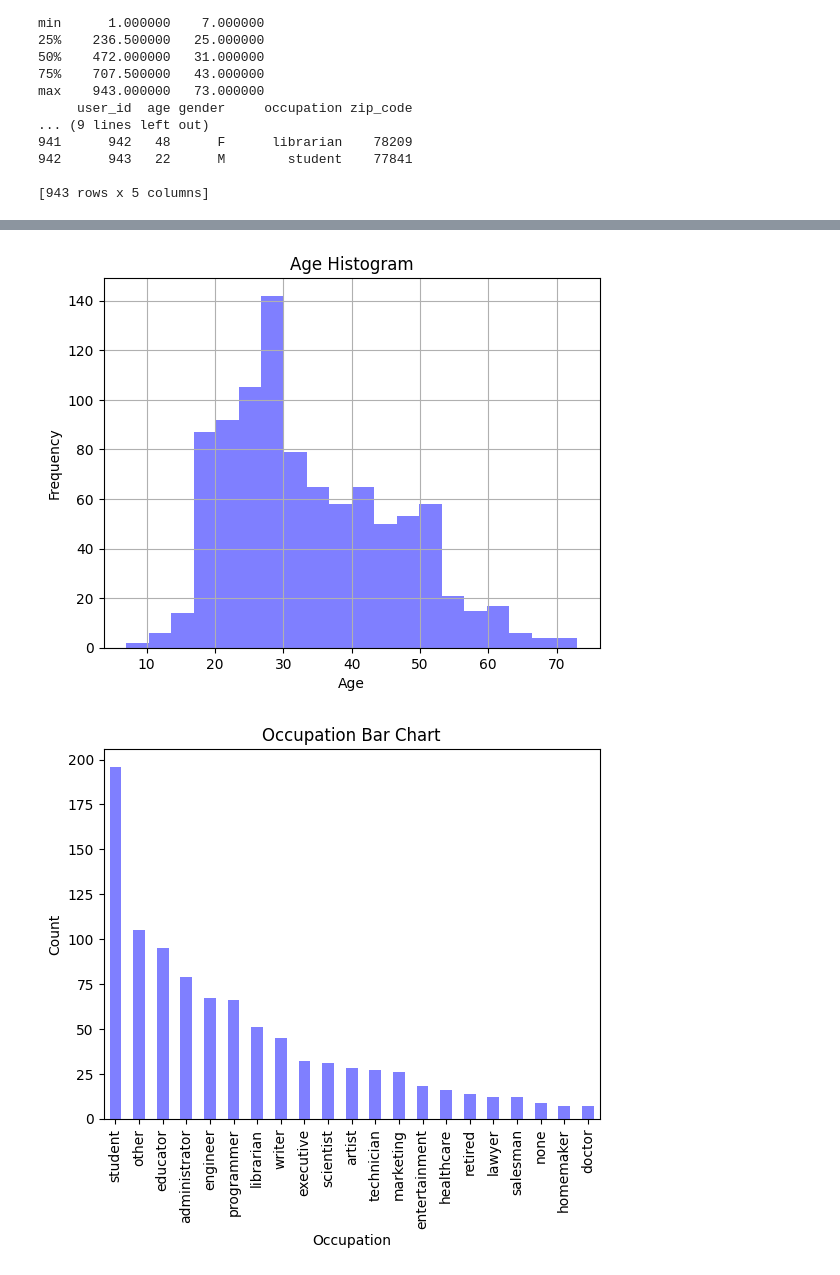
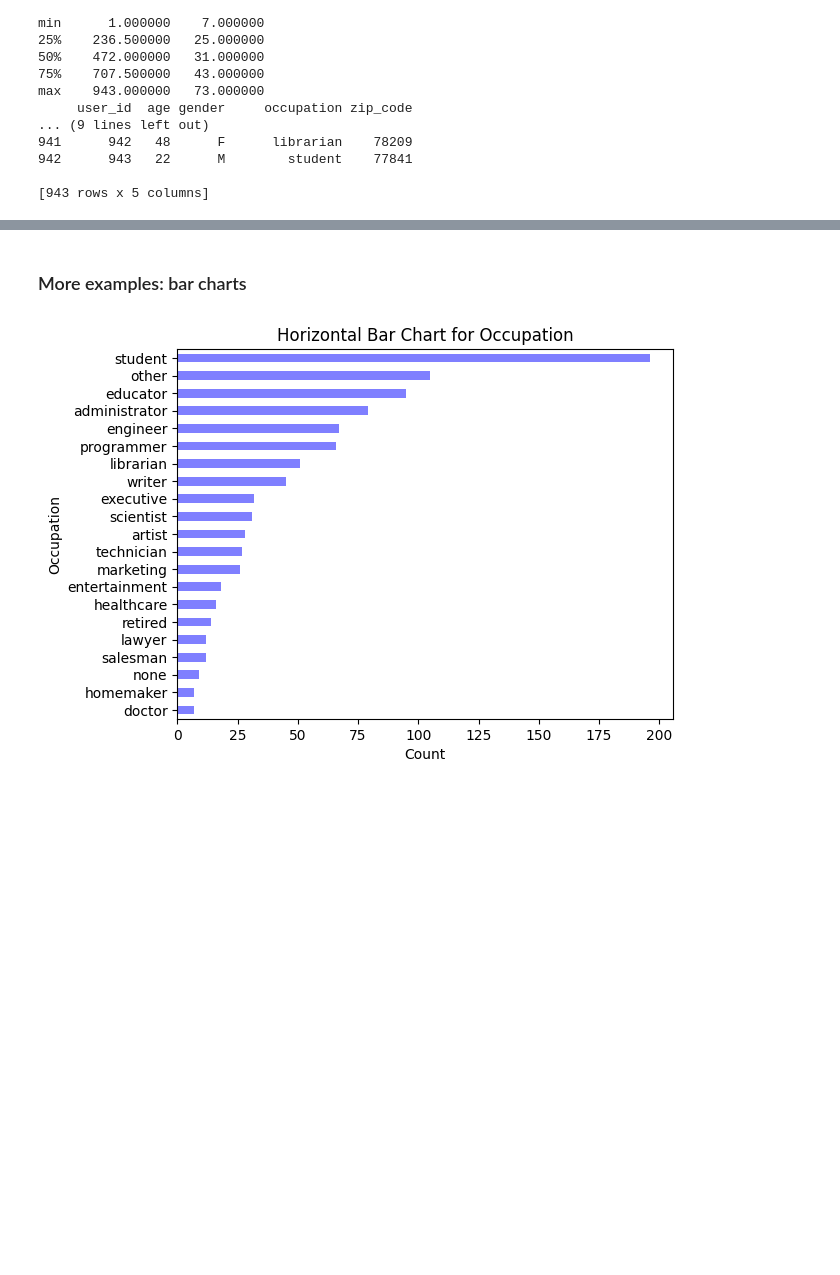
Before and after one commit to SmokeyRider/learning_llm_2025, a Jupyter notebook: Jupyter_nb.ipynb, the cells around one changed output, grey strips where cells are left out. Saved outputs shown, nothing was run; the diff lists cells and outputs as text; code cells hidden in the pictures; blank space fills up the shorter version.

```diff
--- a/Jupyter_nb.ipynb
+++ b/Jupyter_nb.ipynb
@@ -72,19 +63,16 @@ df['age'].hist(bins=50)
+# %% [markdown]
+### More examples: bar charts
 # %%
 import matplotlib.pyplot as plt
+import pandas as pd
 
-# Plot histogram of the 'Age' column
-df['age'].hist(bins=20, color="blue", alpha=0.5)
-plt.title('Age Histogram')
-plt.xlabel('Age')
-plt.ylabel('Frequency')
-plt.show()
+df = pd.read_csv("https://raw.githubusercontent.com/justmarkham/DAT8/master/data/u.user", sep="|")
 
 # Plot bar chart of the 'Occupation' column
-df['occupation'].value_counts().plot(kind='bar', color='blue', alpha=0.5)
-plt.title('Occupation Bar Chart')
-plt.xlabel('Occupation')
-plt.ylabel('Count')
+df['occupation'].value_counts().sort_values(ascending=True).plot(kind='barh', color='blue', alpha=0.5)
+plt.title('Horizontal Bar Chart for Occupation')
+plt.xlabel('Count')
+plt.ylabel('Occupation')
 plt.show()
 # %% [output]
-[figure, old version]
+[figure, new version]
-[figure, removed]
```
Also changed, not shown: parts of 8 cells of this notebook, 2 other files.
